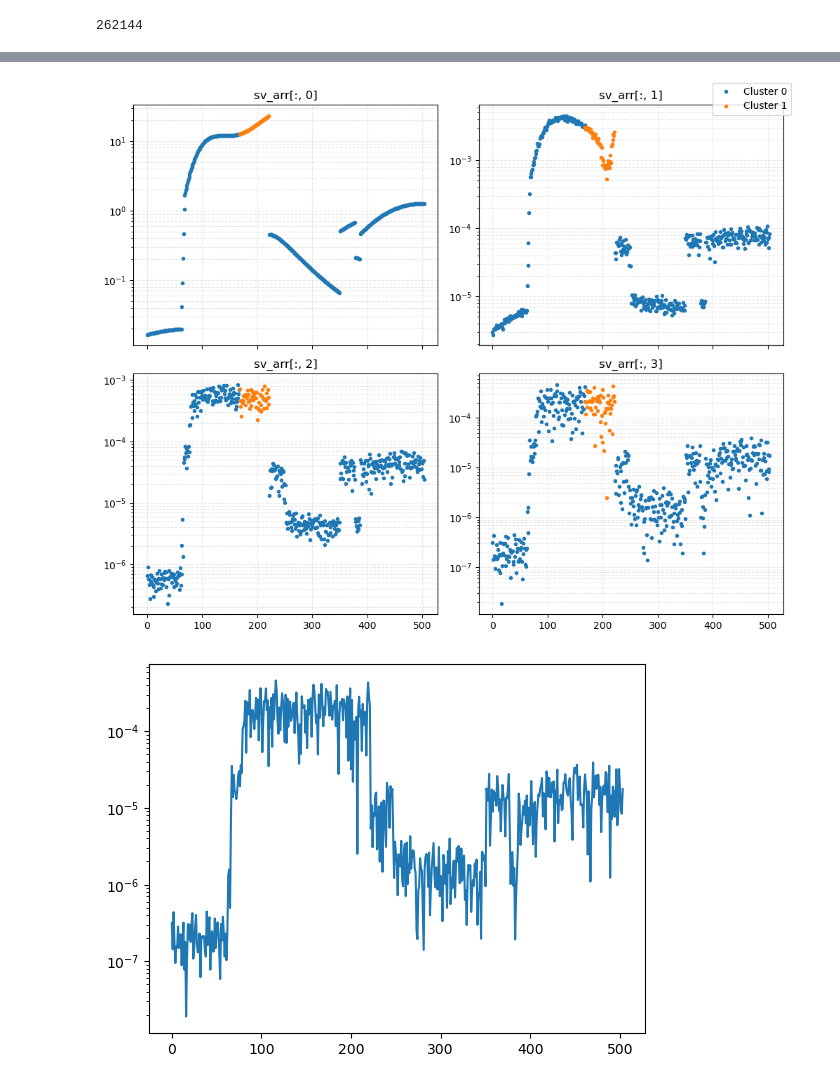
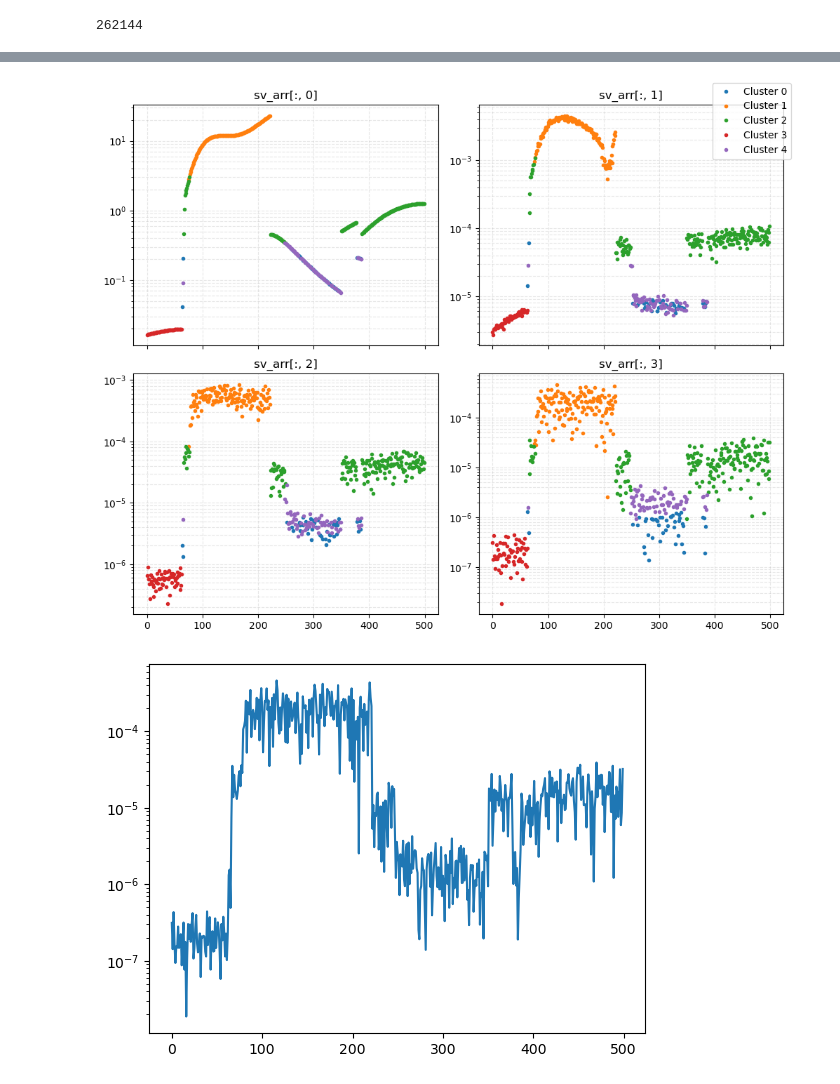
Before and after one commit to bencekaszas/ITT23-MIMO-processing, a Jupyter notebook: testing.ipynb, the cells around one changed output, grey strips where cells are left out. Saved outputs shown, nothing was run; the diff lists cells and outputs as text; code cells hidden in the pictures.

```diff
--- a/testing.ipynb
+++ b/testing.ipynb
@@ -35,7 +35,7 @@ matrices: [[[-3.782e-18+3.312e-18j  3.453e-18-3.652e-18j -3.095e-18+3.960e-18j
     2.447e-22-7.267e-23j]]]
 # %%
 print(len(array1))
-data_arr = array1[:504]
+data_arr = array1[:500]
 # %% [output]
 262144
 # %%
@@ -84,7 +84,7 @@ def clustering_alg(data: np.ndarray, n_clusters = 2):
             sv_arr = np.vstack([sv_arr, s])
 
     kmeans = KMeans(n_clusters=n_clusters, random_state=0)
-    kmeans.fit(sv_arr**2)
+    kmeans.fit(np.log(sv_arr**2))
     return kmeans.labels_, kmeans.cluster_centers_
 # %%
 labels, centers = clustering_alg(data_arr, 2)
@@ -164,41 +164,41 @@ for i, matrix in enumerate(data_arr):
         cap = capacity_from_Hmatrix(data_arr[i], 1)
         capacity_arr[i] = cap
 # %%
-labels, centers = clustering_alg(data_arr, 2)
+labels, centers = clustering_alg(data_arr, 5)
 
 sv_arr = np.zeros((0, 4))
 
 # Compute singular values for all matrices in data_arr
 for i, matrix in enumerate(data_arr):
     if not np.isnan(matrix).any():
         U, s, Vt = np.linalg.svd(matrix)
         sv_arr = np.vstack([sv_arr, s])
 
 fig, axes = plt.subplots(2, 2, figsize=(10, 8), sharex=True)
 axes = axes.ravel()
 
 for col in range(4):
     ax = axes[col]
     for label in np.unique(labels):
         idx = labels == label
         ax.semilogy(np.where(idx)[0], sv_arr[idx, col], '.', label=f'Cluster {label}')
     ax.set_title(f'sv_arr[:, {col}]')
     ax.grid(True, which='both', ls='--', alpha=0.3)
 
 handles, legend_labels = axes[0].get_legend_handles_labels()
 fig.legend(handles, legend_labels, loc='upper right')
 plt.tight_layout()
 plt.show()
 # plt.plot(centers.reshape(centers.shape[0], -1).T)
 plt.semilogy(sv_arr[:, -1])
 plt.plot()
 plt.show()
 
 for label in np.unique(labels):
-    idx = labels == label
-    plt.plot(np.where(idx)[0], (capacity_arr[idx]), '.', label=f'Cluster {label}')
+    idx = labels[:500] == label
+    plt.plot(np.where(idx)[0], (capacity_arr[:500][idx]), '.', label=f'Cluster {label}')
 plt.legend()
 plt.show()
 # %% [output]
-[figure, old version]
+[figure, new version]
-[figure, old version]
+[figure, new version]
```
Also changed, not shown: parts of 3 cells of this notebook, 1 other file.
